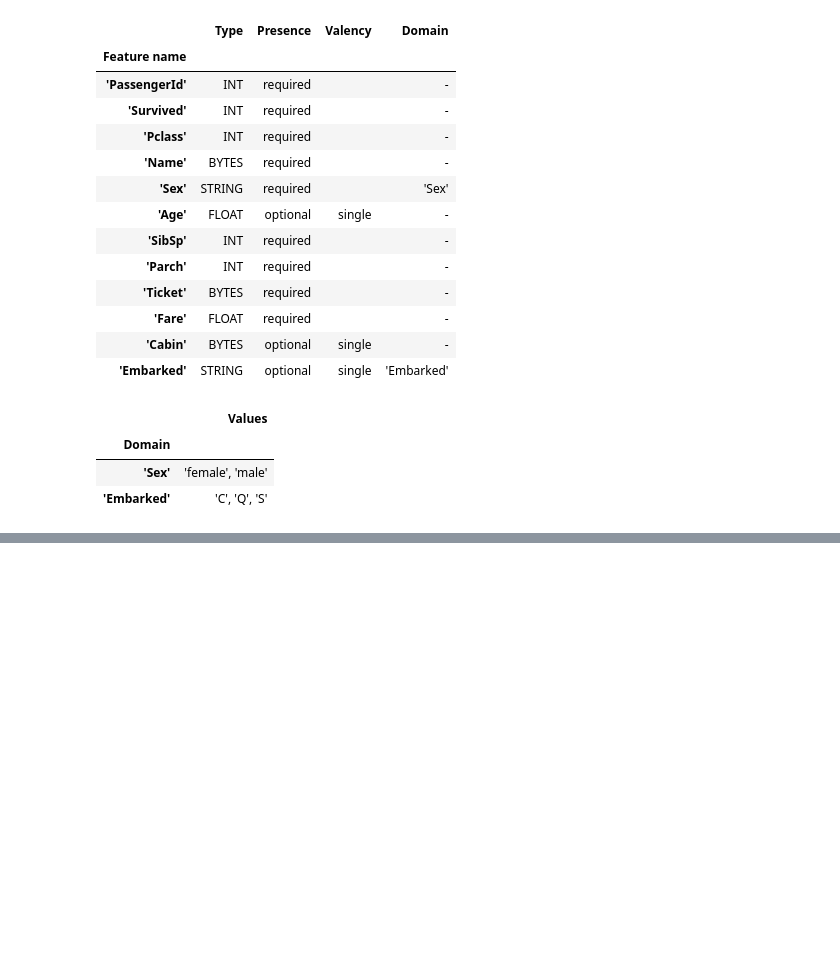
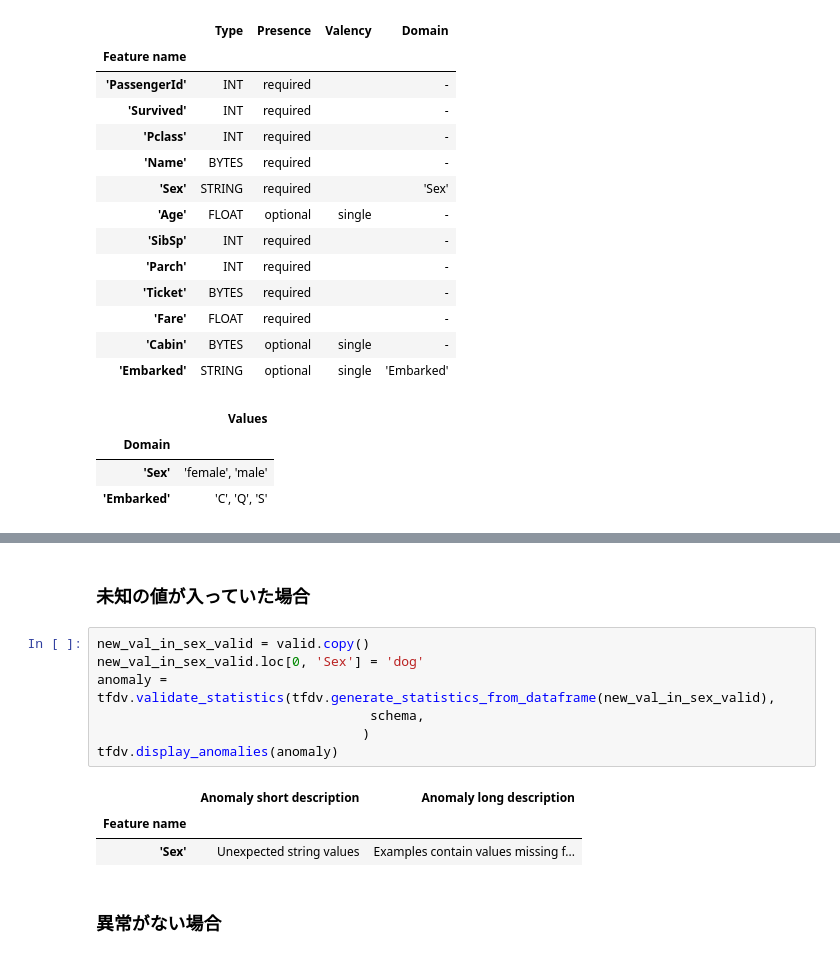
Before and after one commit to ken0407/tfdv_practice, a Jupyter notebook: tensorflow-data-validation.ipynb, the cells around one changed output, grey strips where cells are left out. Saved outputs shown, nothing was run; the diff lists cells and outputs as text; blank space fills up the shorter version.

```diff
--- a/tensorflow-data-validation.ipynb
+++ b/tensorflow-data-validation.ipynb
@@ -146,0 +175,15 @@ valid: (291, 12)
+# %% [markdown]
+### 未知の値が入っていた場合
+# %%
+new_val_in_sex_valid = valid.copy()
+new_val_in_sex_valid.loc[0, 'Sex'] = 'dog'
+anomaly = tfdv.validate_statistics(tfdv.generate_statistics_from_dataframe(new_val_in_sex_valid),
+                                   schema,
+                                  )
+tfdv.display_anomalies(anomaly)
+# %% [output]
+|  | Anomaly short description | Anomaly long description |
+| Feature name |  |  |
+| 'Sex' | Unexpected string values | Examples contain values missing f... |
+# %% [markdown]
+### 異常がない場合
```
Also changed, not shown: parts of 13 cells of this notebook, 2 other files.
